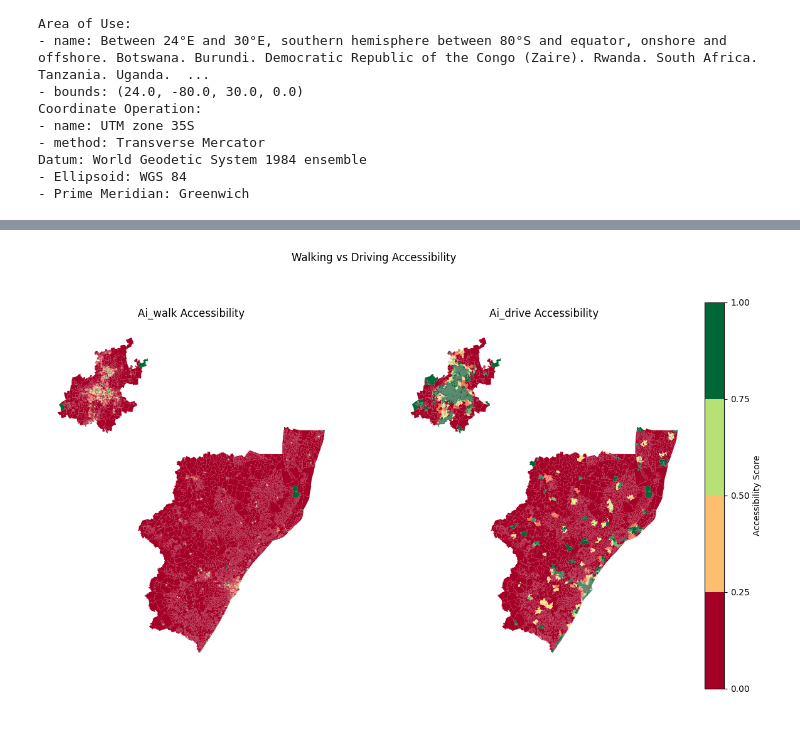
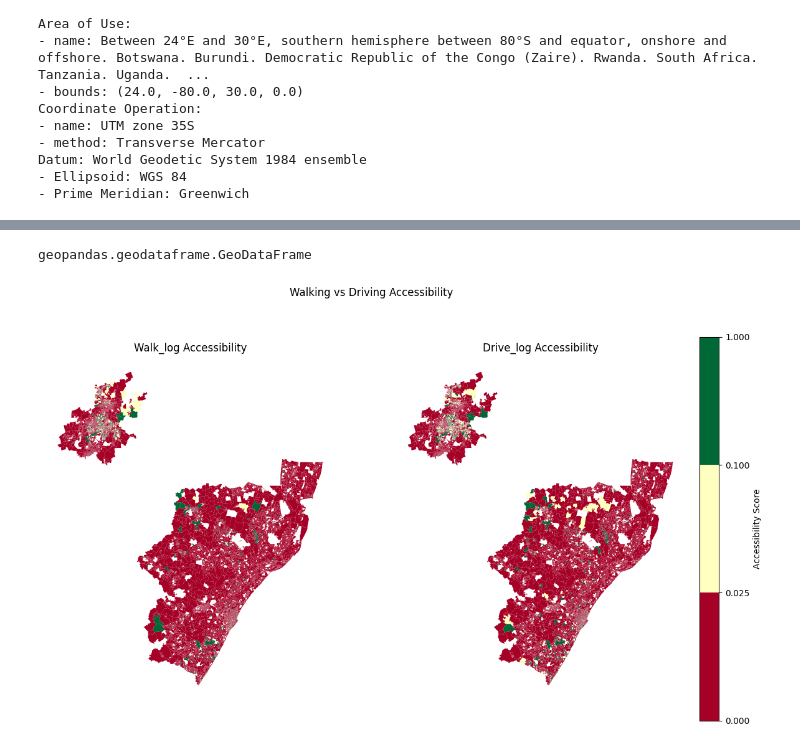
Before and after one commit to tess-vu/south-africa-healthcare, a Jupyter notebook: notebooks/2sfca.ipynb, the cells around one changed output, grey strips where cells are left out. Saved outputs shown, nothing was run; the diff lists cells and outputs as text; code cells hidden in the pictures.

```diff
--- a/notebooks/2sfca.ipynb
+++ b/notebooks/2sfca.ipynb
@@ -629,2 +767,6 @@ allaccess.to_csv("../../new_allaccess.csv", index=False)
 # %%
 ### MAPS
+# %%
+type(allaccess)
+# %% [output]
+geopandas.geodataframe.GeoDataFrame
@@ -631,46 +789,45 @@ allaccess.to_csv("../../new_allaccess.csv", index=False)
 # %%
 pharm_with_sal = pharm_with_sal.to_crs(allaccess.crs)
 # %%
-import matplotlib.pyplot as plt
-import matplotlib as mpl
+# import matplotlib.pyplot as plt
+# import matplotlib as mpl
 
-cols = ['Ai_walk', 'Ai_drive']
+# cols = ["walk_log", "drive_log"]
 
-bin_edges = [0, 0.25, 0.5, 0.75, 1]
+# bin_edges = [0, 0.025, 0.1, 1]
 
-fig, axes = plt.subplots(1, 2, figsize=(14,8))
+# fig, axes = plt.subplots(1, 2, figsize=(14,8))
 
-cmap = mpl.cm.RdYlGn
+# cmap = mpl.cm.get_cmap("RdYlGn", 3)
+# for i, col in enumerate(cols):
 
-for i, col in enumerate(cols):
+#     allaccess.plot(
+#         column=col,
+#         cmap=cmap,
+#         scheme='UserDefined',
+#         classification_kwds={'bins': bin_edges},
+#         legend=False,
+#         ax=axes[i],
+#         edgecolor="none"
+#     )
 
-    allaccess.plot(
-        column=col,
-        cmap=cmap,
-        scheme='UserDefined',
-        classification_kwds={'bins': bin_edges},
-        legend=False,
-        ax=axes[i],
-        edgecolor="none"
-    )
+#     axes[i].set_title(f"{col.capitalize()} Accessibility")
+#     axes[i].axis('off')
 
-    axes[i].set_title(f"{col.capitalize()} Accessibility")
-    axes[i].axis('off')
+# # shared colorbar
+# norm = mpl.colors.BoundaryNorm(bin_edges, ncolors=cmap.N)
+# sm = mpl.cm.ScalarMappable(cmap=cmap, norm=norm)
+# sm.set_array([])
 
-# shared colorbar
-norm = mpl.colors.BoundaryNorm(bin_edges, ncolors=cmap.N)
-sm = mpl.cm.ScalarMappable(cmap=cmap, norm=norm)
-sm.set_array([])
+# cbar = fig.colorbar(sm, ax=axes, fraction=0.03, pad=0.02)
+# cbar.set_label("Accessibility Score")
 
-cbar = fig.colorbar(sm, ax=axes, fraction=0.03, pad=0.02)
-cbar.set_label("Accessibility Score")
+# plt.suptitle("Walking vs Driving Accessibility")
 
-plt.suptitle("Walking vs Driving Accessibility")
-
-plt.savefig("images/walk_vs_drive.png", dpi=150, bbox_inches='tight')
-plt.show()
+# plt.savefig("images/walk_vs_drive.png", dpi=150, bbox_inches='tight')
+# plt.show()
 # %% [output]
-[figure, old version]
+[figure, new version]
 # %%
 import matplotlib.pyplot as plt
 import matplotlib as mpl
```
Also changed, not shown: parts of 76 cells of this notebook, 18 other files.
